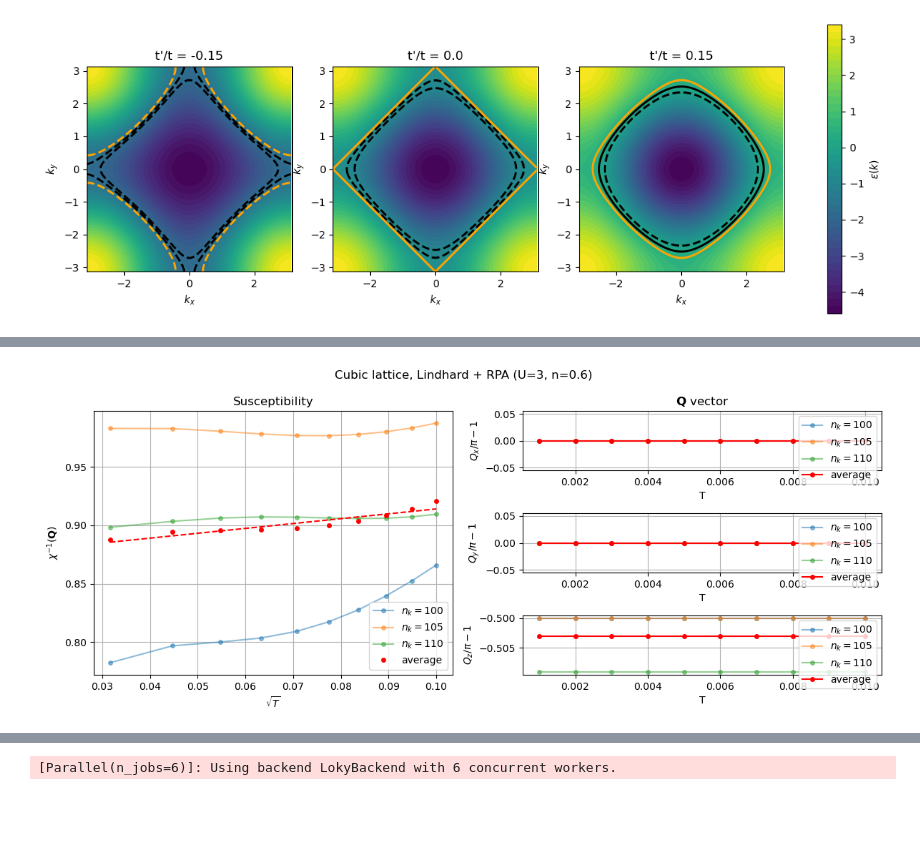
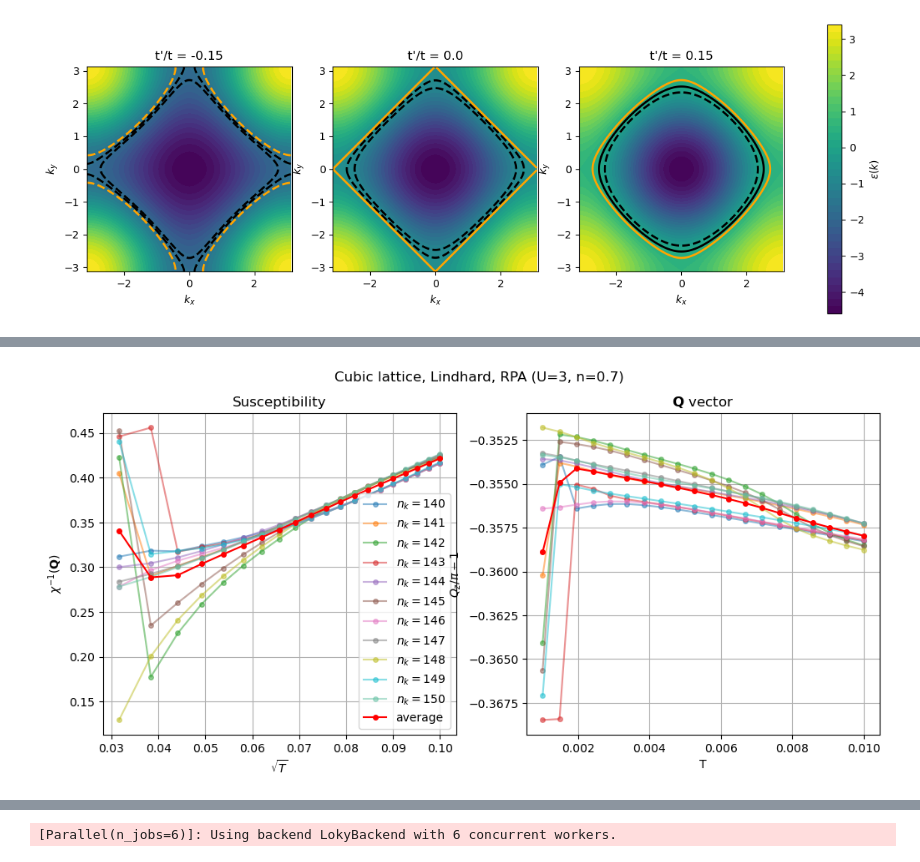
Before and after one commit to cctort/quantum_criticality, a Jupyter notebook: chi_rpa.ipynb, the cells around one changed output, grey strips where cells are left out. Cells and saved outputs as stored; diff of their text form; code cells hidden in the pictures; blank space fills up the shorter version.

```diff
--- a/chi_rpa.ipynb
+++ b/chi_rpa.ipynb
@@ -112,27 +112,3 @@ fig.colorbar(cf, ax=axes, label=r'$\varepsilon(k)$')
 plt.show()
 # %% [output]
 [figure]
-# %%
-U = 3
-n_list = [0.75, 0.7, 0.65]
-T_list = np.exp(np.linspace(np.log(0.01), np.log(10), 50))
-par_list = [{'U': U, 'n': n, 'T': T_list} for n in n_list]
-title = f'Cubic lattice, Lindhard + RPA (U={U}, n={n})'
-
-nk = 100
-sweep_dict = [{'par_dict': par_dict, 'nk': nk} for par_dict in par_list]
-results_list = sweep_parallel(sweep_chirpa, sweep_dict, n_jobs=3)
-
-fig = None
-for results in results_list:
-    n = results['par_list'][0]['n']
-    logT = [np.log(results['par_list'][i]['T']) for i in range(len(results['par_list']))]
-    logchi = np.log(1/results['invchi'])
-
-    plt.plot(logT, logchi, 'o--', markersize=4, label=f'n={n}')
-
-plt.grid()
-plt.legend()
-plt.xlabel(r'$\log{T}$')
-plt.ylabel(r'$\log{\chi(\mathbf{Q})}$')
-plt.show()
@@ -149,13 +115,13 @@ Warning: could not identify MPI environment!
 # %%
 U = 3
-n = 0.6
-T_list = np.linspace(1e-4, 1e-2, 5)
+n = 0.7
+T_list = np.linspace(0.001, 0.01, 20)
 par_dict = {'U': U, 'n': n, 'T': T_list}
-title = f'Cubic lattice, Lindhard + RPA (U={U}, n={n})'
+title = f'Cubic lattice, Lindhard, RPA (U={U}, n={n})'
 
-nk_list = list(range(100, 111, 5))
-sweep_dict = [{'par_dict': par_dict, 'nk': nk, 'refine': True, 'fit': True, 'method': 'lindhard', 'S_iwk_list': [[0.]*1]*len(T_list)} for nk in nk_list]
-results_list = sweep_parallel(sweep_chirpa, sweep_dict, n_jobs=3)
+nk_list = list(range(140, 151, 1))
+sweep_dict = [{'par_dict': par_dict, 'nk': nk, 'fit': True} for nk in nk_list]
+results_list = sweep_parallel(sweep_chirpa, sweep_dict, n_jobs=11)
 
 results_avg = results_list[-1].copy()
 results_avg['invchi'] = sum([results['invchi'] for results in results_list])/len(results_list)
@@ -164,13 +130,11 @@ results_avg['Q'] = sum([results['Q'] for results in results_list])/len(results_l
 fig = None
 for results in results_list:
     nk = results['nk']
-    fig, fit = pcut_chi(results, 'T', plot_Q=(1,1,1), x_exp=0.5,
+    fig, fit = pcut_chi(results, 'T', plot_Q=(0,0,1), x_exp=0.5,
                         title=title, label=f'$n_k={nk}$', figure=fig, alpha=0.5)
 
-fig, _ = pcut_chi(results_avg, 'T', plot_Q=(1,1,1), fit=True, x_exp=0.5,
+fig, _ = pcut_chi(results_avg, 'T', plot_Q=(0,0,1), fit=False, x_exp=0.5,
                     title=title, label=f'average', figure=fig, color='red')
 
-print(results['Xc'], results['Xc']**results['gamma'])
-
 plt.show()
 # %% [output]
@@ -180 +169 @@ plt.show()
-[figure, old version]
+[figure, new version]
```
Also changed, not shown: parts of 11 cells of this notebook, 3 other files.
